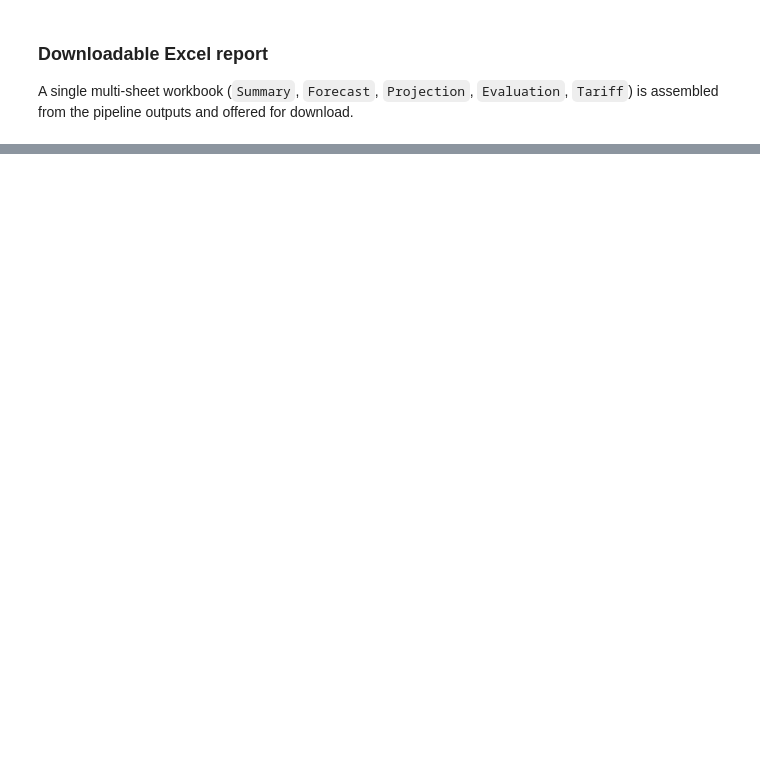
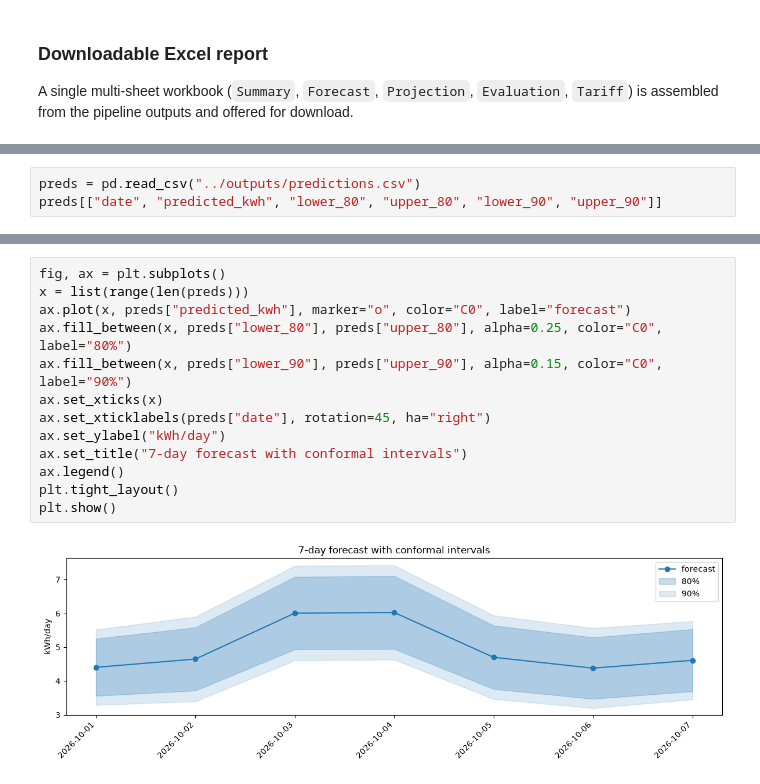
Before and after one commit to Mainak-2006/electricity-demand-forecasting, a Jupyter notebook: notebooks/exploration.ipynb, the cells around one changed output, grey strips where cells are left out. Cells and saved outputs as stored; diff of their text form; blank space fills up the shorter version.

Commit message:
docs: extend exploration notebook with intervals, CV, HTML report and validation

```diff
--- a/notebooks/exploration.ipynb
+++ b/notebooks/exploration.ipynb
@@ -233,0 +263,3 @@ Sheets: ['Summary', 'Forecast', 'Projection', 'Evaluation', 'Tariff']
+# %%
+preds = pd.read_csv("../outputs/predictions.csv")
+preds[["date", "predicted_kwh", "lower_80", "upper_80", "lower_90", "upper_90"]]
@@ -233,0 +275,15 @@ Sheets: ['Summary', 'Forecast', 'Projection', 'Evaluation', 'Tariff']
+# %%
+fig, ax = plt.subplots()
+x = list(range(len(preds)))
+ax.plot(x, preds["predicted_kwh"], marker="o", color="C0", label="forecast")
+ax.fill_between(x, preds["lower_80"], preds["upper_80"], alpha=0.25, color="C0", label="80%")
+ax.fill_between(x, preds["lower_90"], preds["upper_90"], alpha=0.15, color="C0", label="90%")
+ax.set_xticks(x)
+ax.set_xticklabels(preds["date"], rotation=45, ha="right")
+ax.set_ylabel("kWh/day")
+ax.set_title("7-day forecast with conformal intervals")
+ax.legend()
+plt.tight_layout()
+plt.show()
+# %% [output]
+[figure, added]
```
Also changed, not shown: parts of 19 cells of this notebook.
